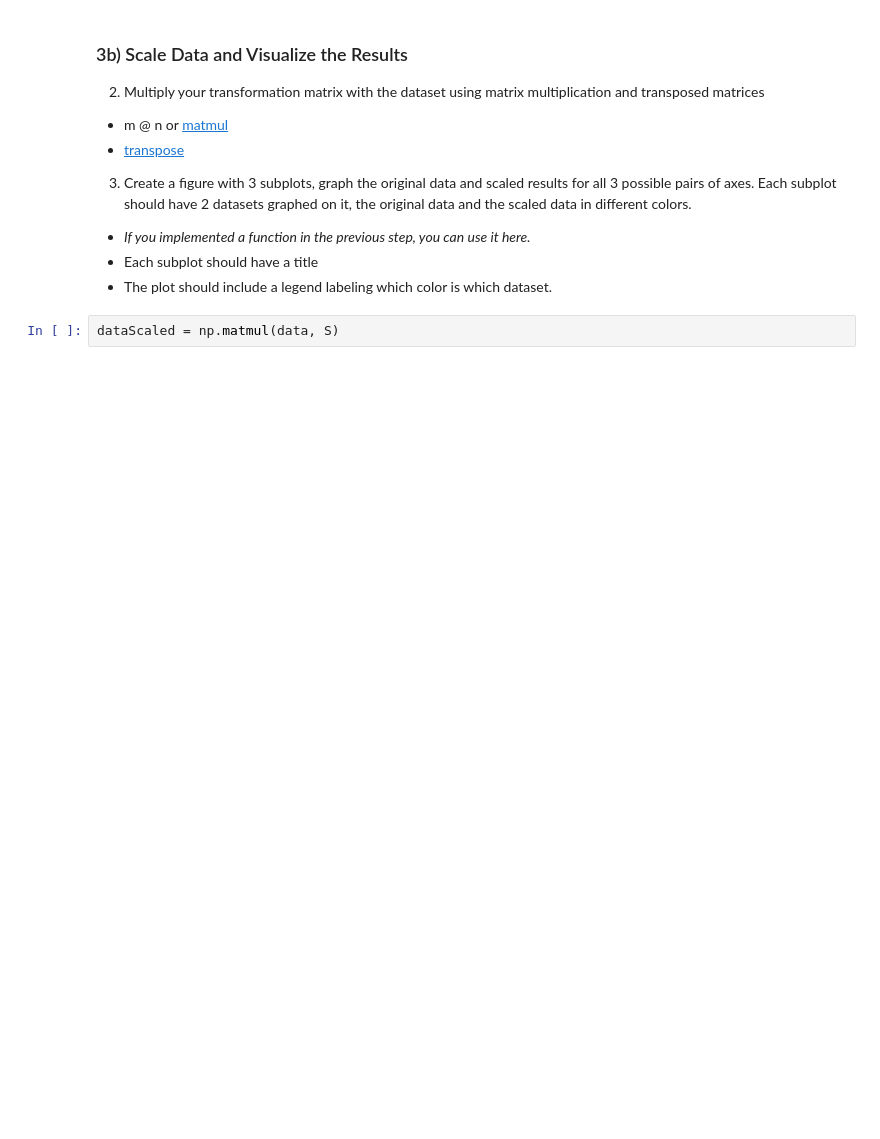
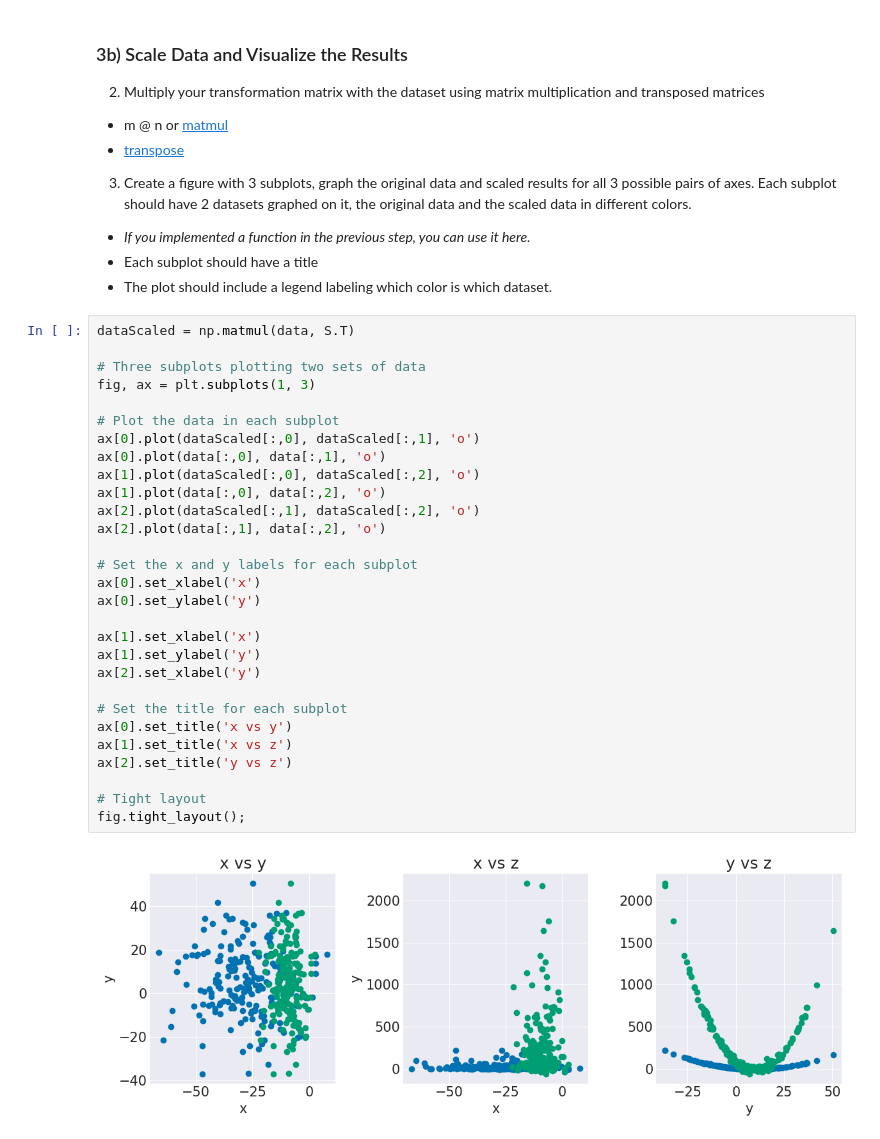
Before and after one commit to thecodingaviator/cs251, a Jupyter notebook: project2/lab02a/Lab02a.ipynb, the cells around one changed output. Saved outputs shown, nothing was run; the diff lists cells and outputs as text; blank space fills up the shorter version.

```diff
--- a/project2/lab02a/Lab02a.ipynb
+++ b/project2/lab02a/Lab02a.ipynb
@@ -182,5 +181,34 @@ S[2, 2] = 0.1
   - <i>If you implemented a function in the previous step, you can use it here.</i>
   - Each subplot should have a title
   - The plot should include a legend labeling which color is which dataset.
-# %%
-dataScaled = np.matmul(data, S)
+# %%
+dataScaled = np.matmul(data, S.T)
+
+# Three subplots plotting two sets of data
+fig, ax = plt.subplots(1, 3)
+
+# Plot the data in each subplot
+ax[0].plot(dataScaled[:,0], dataScaled[:,1], 'o')
+ax[0].plot(data[:,0], data[:,1], 'o')
+ax[1].plot(dataScaled[:,0], dataScaled[:,2], 'o')
+ax[1].plot(data[:,0], data[:,2], 'o')
+ax[2].plot(dataScaled[:,1], dataScaled[:,2], 'o')
+ax[2].plot(data[:,1], data[:,2], 'o')
+
+# Set the x and y labels for each subplot
+ax[0].set_xlabel('x')
+ax[0].set_ylabel('y')
+
+ax[1].set_xlabel('x')
+ax[1].set_ylabel('y')
+ax[2].set_xlabel('y')
+
+# Set the title for each subplot
+ax[0].set_title('x vs y')
+ax[1].set_title('x vs z')
+ax[2].set_title('y vs z')
+
+# Tight layout
+fig.tight_layout();
+# %% [output]
+[figure, added]
```
Also changed, not shown: parts of 3 cells of this notebook.
